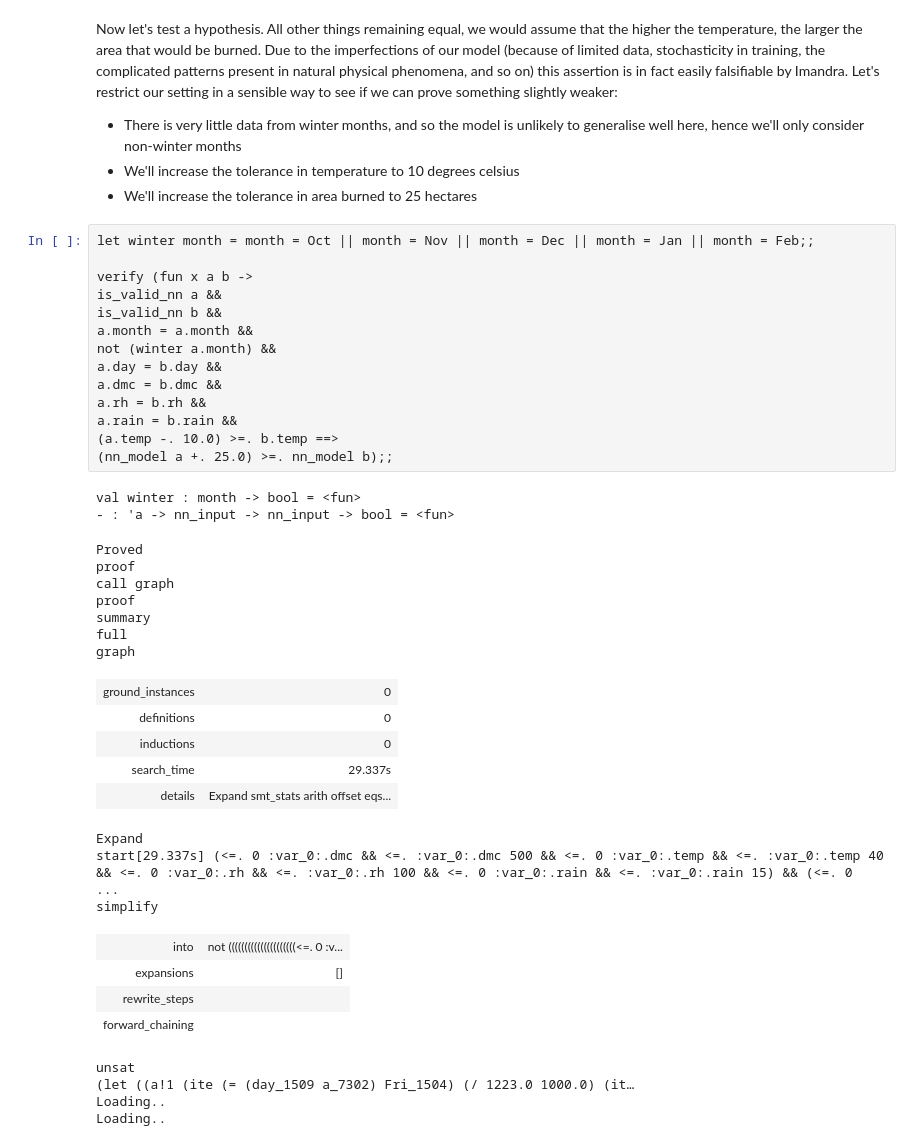
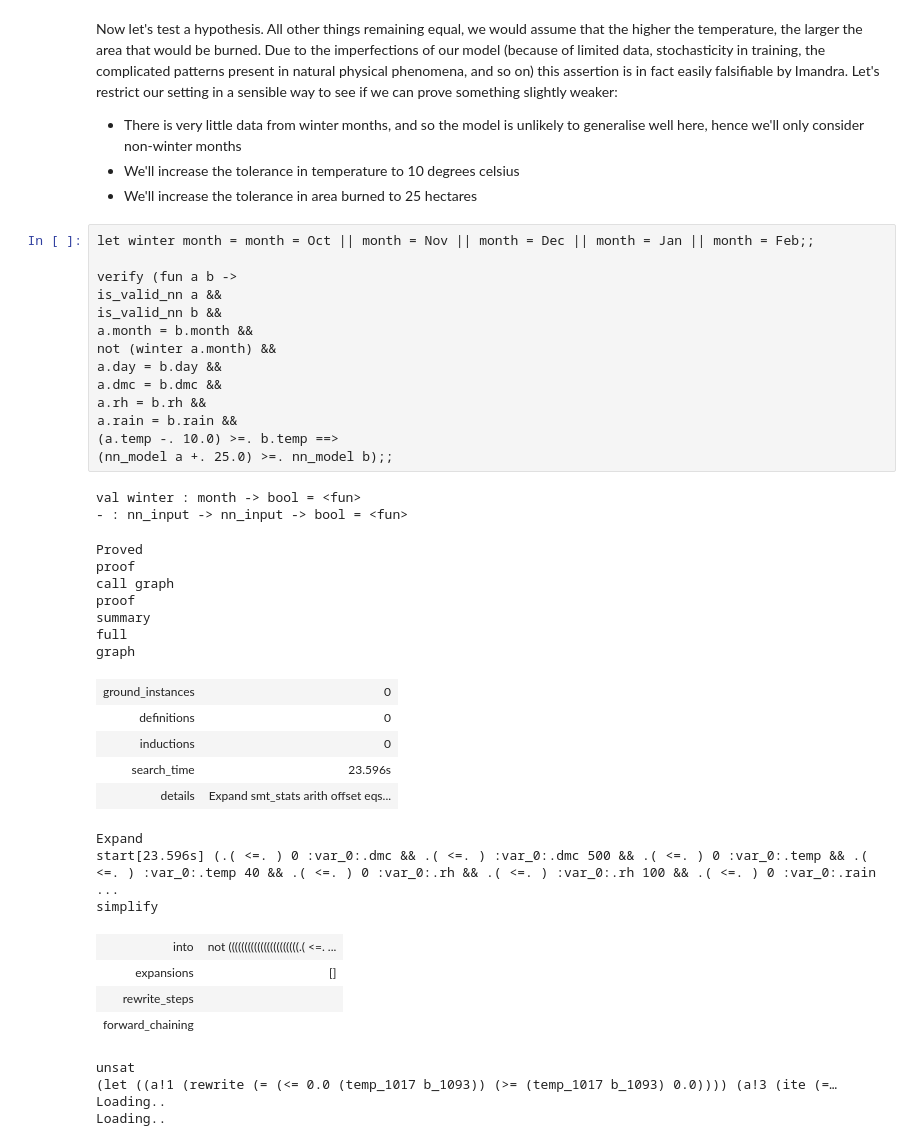
Before and after one commit to imandra-ai/imandra-stats-experiments, a Jupyter notebook: supervised_learning/supervised_learning.ipynb, the cells around one changed output. Cells and saved outputs as stored; diff of their text form.

```diff
--- a/supervised_learning/supervised_learning.ipynb
+++ b/supervised_learning/supervised_learning.ipynb
@@ -675,40 +666,40 @@ Now let's test a hypothesis. All other things remaining equal, we would assume t
 # %%
 let winter month = month = Oct || month = Nov || month = Dec || month = Jan || month = Feb;;
 
-verify (fun x a b ->
+verify (fun a b ->
 is_valid_nn a &&
 is_valid_nn b &&
-a.month = a.month &&
+a.month = b.month &&
 not (winter a.month) &&
 a.day = b.day &&
 a.dmc = b.dmc &&
 a.rh = b.rh &&
 a.rain = b.rain &&
 (a.temp -. 10.0) >=. b.temp ==>
 (nn_model a +. 25.0) >=. nn_model b);;
 # %% [output]
 val winter : month -> bool = <fun>
-- : 'a -> nn_input -> nn_input -> bool = <fun>
+- : nn_input -> nn_input -> bool = <fun>
 Proved
 proof
 call graph
 proof
 summary
 full
 graph
 | ground_instances | 0 |
 | definitions | 0 |
 | inductions | 0 |
-| search_time | 29.337s |
+| search_time | 23.596s |
 | details | Expand smt_stats arith offset eqs... |
 Expand
-start[29.337s] (<=. 0 :var_0:.dmc && <=. :var_0:.dmc 500 && <=. 0 :var_0:.temp && <=. :var_0:.temp 40 && <=. 0 :var_0:.rh && <=. :var_0:.rh 100 && <=. 0 :var_0:.rain && <=. :var_0:.rain 15) && (<=. 0  ...
+start[23.596s] (.( <=. ) 0 :var_0:.dmc && .( <=. ) :var_0:.dmc 500 && .( <=. ) 0 :var_0:.temp && .( <=. ) :var_0:.temp 40 && .( <=. ) 0 :var_0:.rh && .( <=. ) :var_0:.rh 100 && .( <=. ) 0 :var_0:.rain ...
 simplify
-| into | not (((((((((((((((((((((<=. 0 :v... |
+| into | not ((((((((((((((((((((((.( <=. ... |
 | expansions | [] |
 | rewrite_steps |  |
 | forward_chaining |  |
 unsat
-(let ((a!1 (ite (= (day_1509 a_7302) Fri_1504) (/ 1223.0 1000.0) (it…
+(let ((a!1 (rewrite (= (<= 0.0 (temp_1017 b_1093)) (>= (temp_1017 b_1093) 0.0)))) (a!3 (ite (=…
 Loading..
 Loading..
```
Also changed, not shown: parts of 17 cells of this notebook.
